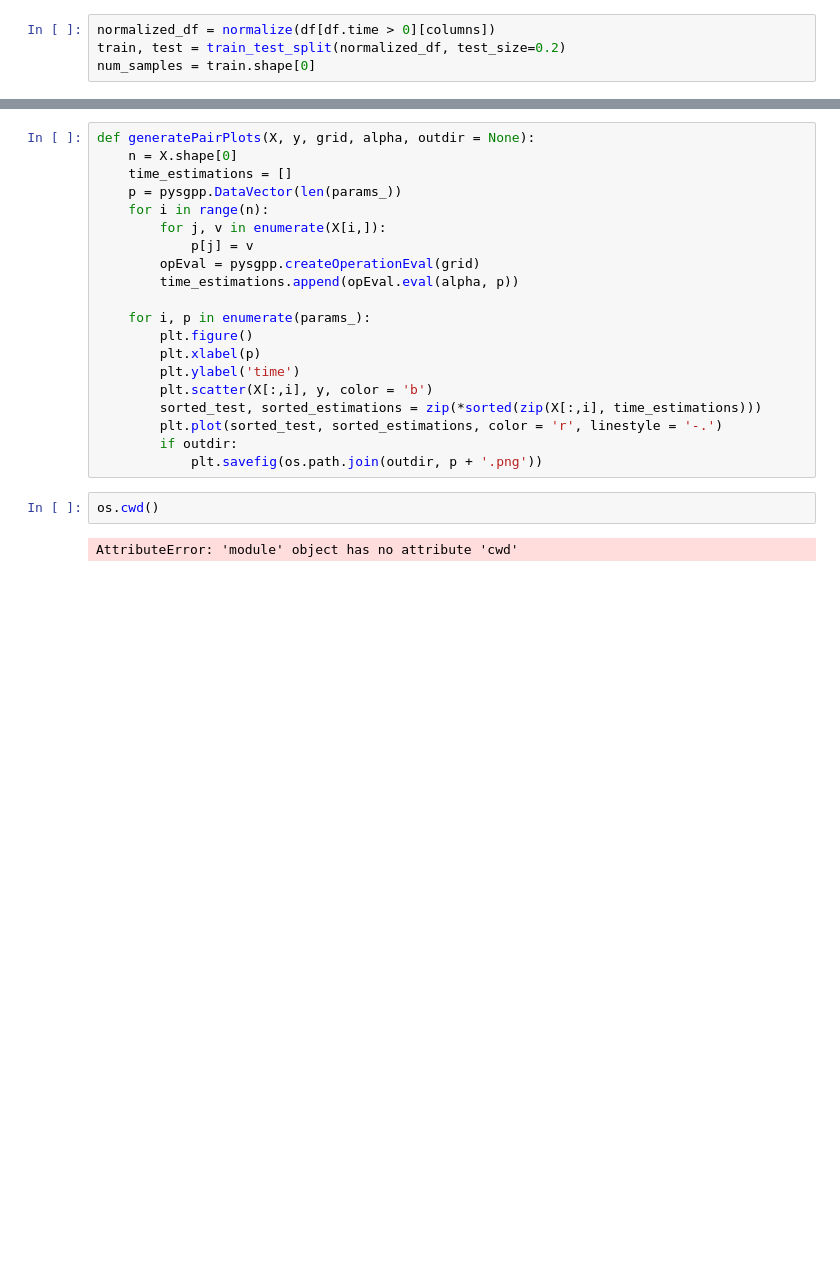
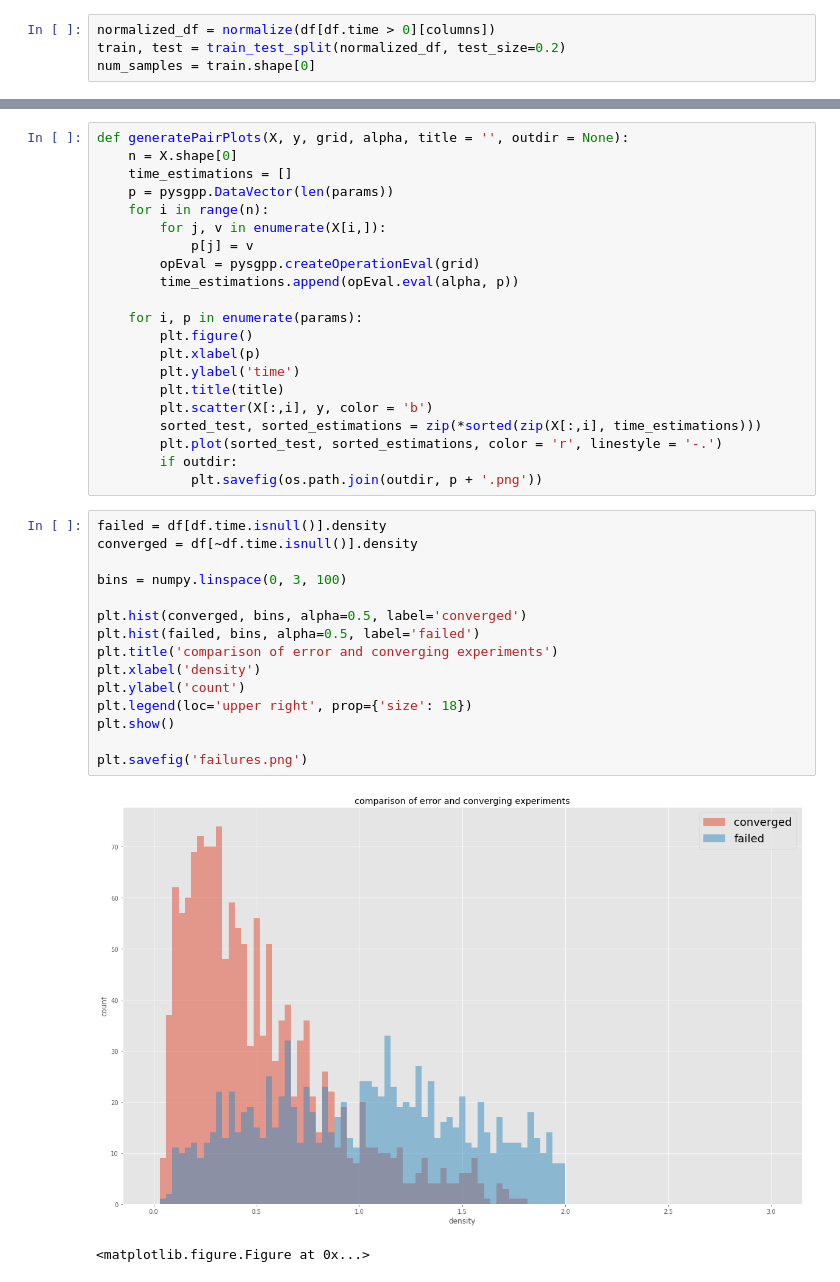
Before and after one commit to sebastienfrautier/sparse_grids, a Jupyter notebook: working_nb.ipynb, the cells around one changed output, grey strips where cells are left out. Drawn from its saved outputs; the diff is of its cells as text; blank space fills up the shorter version.

```diff
--- a/working_nb.ipynb
+++ b/working_nb.ipynb
@@ -137,26 +142,41 @@ RMSerror: 0.004199
 --------------------------------------------
 # %%
-def generatePairPlots(X, y, grid, alpha, outdir = None):
+def generatePairPlots(X, y, grid, alpha, title = '', outdir = None):
     n = X.shape[0]
     time_estimations = []
-    p = pysgpp.DataVector(len(params_))
+    p = pysgpp.DataVector(len(params))
     for i in range(n):
         for j, v in enumerate(X[i,]):
             p[j] = v
         opEval = pysgpp.createOperationEval(grid)
         time_estimations.append(opEval.eval(alpha, p))
 
-    for i, p in enumerate(params_):
+    for i, p in enumerate(params):
         plt.figure()
         plt.xlabel(p)
         plt.ylabel('time')
+        plt.title(title)
         plt.scatter(X[:,i], y, color = 'b')
         sorted_test, sorted_estimations = zip(*sorted(zip(X[:,i], time_estimations)))
         plt.plot(sorted_test, sorted_estimations, color = 'r', linestyle = '-.')
         if outdir:
             plt.savefig(os.path.join(outdir, p + '.png'))
-# %%
-os.cwd()
-# %% [output]
-AttributeError: 'module' object has no attribute 'cwd'
+# %%
+failed = df[df.time.isnull()].density
+converged = df[~df.time.isnull()].density
+
+bins = numpy.linspace(0, 3, 100)
+
+plt.hist(converged, bins, alpha=0.5, label='converged')
+plt.hist(failed, bins, alpha=0.5, label='failed')
+plt.title('comparison of error and converging experiments')
+plt.xlabel('density')
+plt.ylabel('count')
+plt.legend(loc='upper right', prop={'size': 18})
+plt.show()
+
+plt.savefig('failures.png')
+# %% [output]
+[figure, added]
+<matplotlib.figure.Figure at 0x...>
 # %%
```
Also changed, not shown: parts of 15 cells of this notebook, 3 other files.
